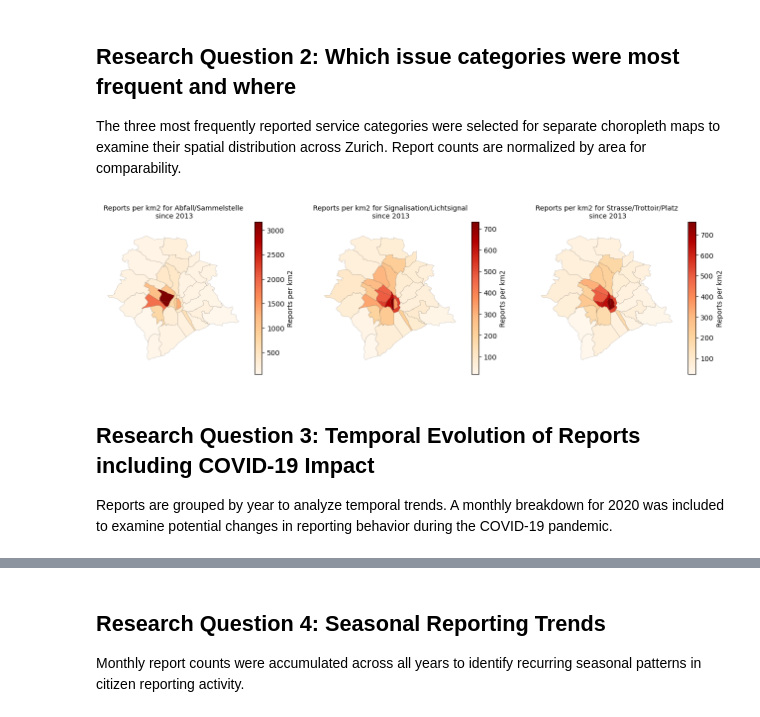
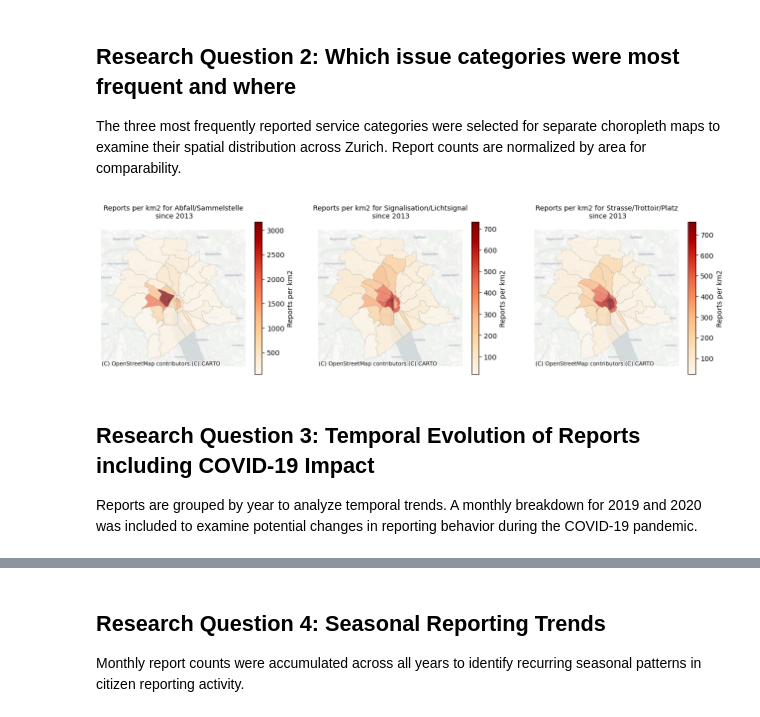
Before and after one commit to denikessi1/Project-SDS210, a Jupyter notebook: notebooks/ZWN_CitizenReports_Analysis.ipynb, the cells around one changed output, grey strips where cells are left out. Drawn from its saved outputs; the diff is of its cells as text; code cells hidden in the pictures.

```diff
--- a/notebooks/ZWN_CitizenReports_Analysis.ipynb
+++ b/notebooks/ZWN_CitizenReports_Analysis.ipynb
@@ -158,6 +164,9 @@ To improve comparability between neighborhoods of different size report counts w
 # %%
 # Join neighborhood geometries with aggregated report counts for spatial visualization
 quartiere_reports = quartiere.merge (report_counts, on="name", how="left")
+
+#Neighborhoods without reports are assigned zero counts
+quartiere_reports["report_count"] = quartiere_reports["report_count"].fillna(0)
 
 # Normalize report counts by neighborhood area for fair comparability
 quartiere_reports["reports_per_km2"] = (
@@ -175,12 +184,15 @@ legend_options = {
 ax = quartiere_reports.plot(
     column="reports_per_km2",
     cmap="OrRd",
+    alpha=0.7,
     figsize =(8,6),
     legend=True,
     edgecolor="black",
     linewidth=0.1,
     legend_kwds=legend_options
 )
+
+ctx.add_basemap(ax, crs=quartiere_reports.crs, source=ctx.providers.CartoDB.Positron)
 
 ax.set_title("Report Counts per km2 in Zurich since 2013")
 ax.axis("off")
@@ -198,8 +210,8 @@ plt.show()
 The three most frequently reported service categories were selected for separate choropleth maps to examine their spatial distribution across Zurich. Report counts are normalized by area for comparability.
 # %%
 # Identify the top three frequently reported issue categories across the entire dataset
-top3_codes = (
-    zwn_quartiere_joined["service_code"]
+top3_issues = (
+    zwn_quartiere_joined["service_name"]
     .value_counts()
     .head(3)
     .index
@@ -209,51 +221,54 @@ top3_codes = (
 fig, axes = plt.subplots(1, 3, figsize=(16,4))
 
 # Loop through top 3 service codes to create individual choropleth maps for each issue category
-for i, code in enumerate(top3_codes):
-    code_data = zwn_quartiere_joined[zwn_quartiere_joined["service_code"] == code]
+for i, service_name in enumerate(top3_issues):
+    service_data = zwn_quartiere_joined[zwn_quartiere_joined["service_name"] == service_name]
 
-    service_counts = code_data.groupby("name").size().reset_index(name="service_counts")
+    service_counts = service_data.groupby("name").size().reset_index(name="service_counts")
 
     # Join category specific counts with the neighborhood geometries
-    quartiere_code = quartiere.merge(service_counts, on="name", how="left")
+    quartiere_service = quartiere.merge(service_counts, on="name", how="left")
 
     #Neighborhoods without reports for this category are treated as zero occurences
-    quartiere_code["service_counts"] = quartiere_code["service_counts"].fillna(0)
+    quartiere_service["service_counts"] = quartiere_service["service_counts"].fillna(0)
 
     # Normalize category reports by area for spatial comparability
-    quartiere_code ["service_per_km2"] = quartiere_code["service_counts"] / quartiere_code["area_km2"]
+    quartiere_service ["service_per_km2"] = quartiere_service["service_counts"] / quartiere_service["area_km2"]
 
     # Creating Legend Options settings for consistency across all maps
     legend_options = {
         "label": "Reports per km2",
         "orientation": "vertical",
         "pad": 0.05
     }
-    # Visualite the spatial concentration of the selected issue category
-    quartiere_code.plot(
+    # Visualize the spatial concentration of the selected issue category
+    quartiere_service.plot(
         column="service_per_km2",
         cmap="OrRd",
+        alpha= 0.7,
         ax=axes[i],
         edgecolor="black",
         linewidth=0.1,
         legend=True,
         legend_kwds=legend_options
     )
 
-    axes[i].set_title(f"Reports per km2 for {code}\n since 2013", fontsize=10)
+    ctx.add_basemap(axes[i], crs=quartiere_service.crs, source=ctx.providers.CartoDB.Positron)
+
+    axes[i].set_title(f"Reports per km2 for {service_name}\n since 2013", fontsize=10)
     axes[i].axis("off")
 
 
 plt.savefig("../outputs/report_counts_neighborhoods_choropleth.png", dpi=300, bbox_inches="tight")
 
 plt.show()
 # %% [output]
-[figure, old version]
+[figure, new version]
 # %% [markdown]
 ## Research Question 3: Temporal Evolution of Reports including COVID-19 Impact
 
 Reports are grouped by year to analyze temporal trends.
-A monthly breakdown for 2020 was included to examine potential changes in reporting behavior during the COVID-19 pandemic.
+A monthly breakdown for 2019 and 2020 was included to examine potential changes in reporting behavior during the COVID-19 pandemic.
 # %%
 # Aggregate yearly report counts to examine long-term reporting patterns
 reports_over_year = (
```
Also changed, not shown: parts of 10 cells of this notebook, 4 other files.
